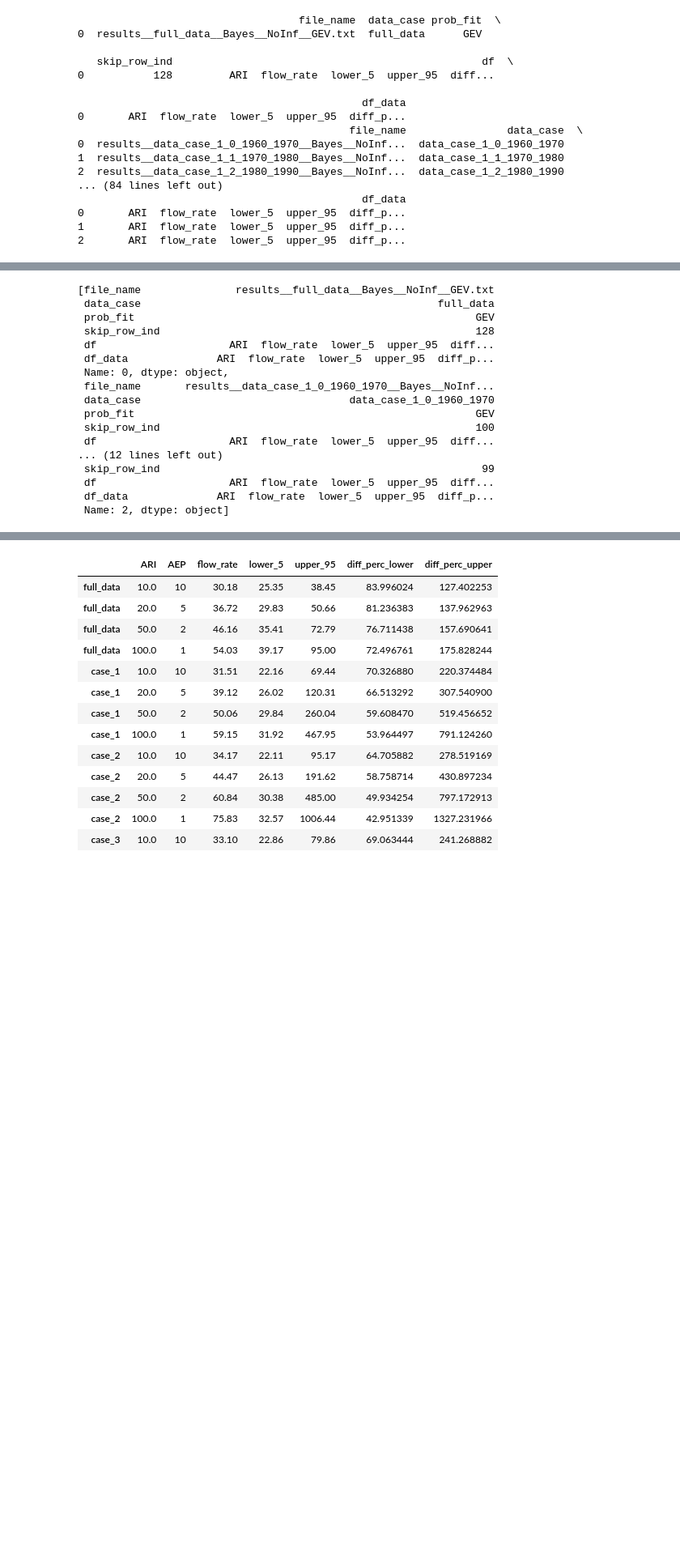
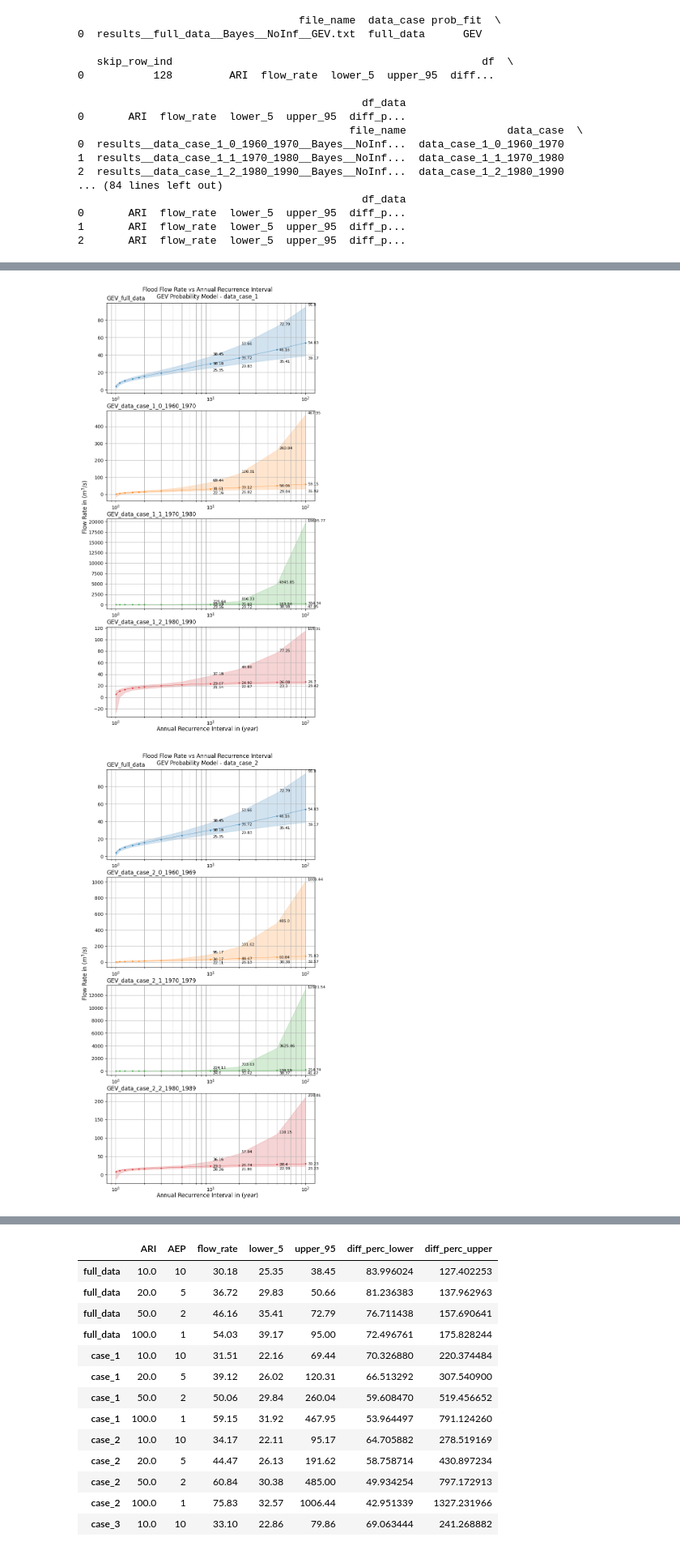
Before and after one commit to Holger-Paxi/Flood_Estimation, a Jupyter notebook: Assignment_1/Assignment_1__2nd.ipynb, the cells around one changed output, grey strips where cells are left out. Shown at 81% size. Cells and saved outputs as stored; diff of their text form; code cells hidden in the pictures; blank space fills up the shorter version.

```diff
--- a/Assignment_1/Assignment_1__2nd.ipynb
+++ b/Assignment_1/Assignment_1__2nd.ipynb
@@ -577,21 +428,7 @@ def plot_ffa_comparison(arg_df_full, arg_df_c1, arg_df_c2, arg_df_c3):
 # %%
-asd = [results_GEV_full.iloc[0]] + [ind2[1] for ind2 in results_GEV[0].iterrows()]
-asd
+for ind1 in results_GEV:
+    var = [output_dir, results_GEV_full.iloc[0]] + [ind2[1] for ind2 in ind1.iterrows()]
+    plot_ffa_comparison(*var)
 # %% [output]
-[file_name               results__full_data__Bayes__NoInf__GEV.txt
- data_case                                               full_data
- prob_fit                                                      GEV
- skip_row_ind                                                  128
- df                     ARI  flow_rate  lower_5  upper_95  diff...
- df_data              ARI  flow_rate  lower_5  upper_95  diff_p...
- Name: 0, dtype: object,
- file_name       results__data_case_1_0_1960_1970__Bayes__NoInf...
- data_case                                 data_case_1_0_1960_1970
- prob_fit                                                      GEV
- skip_row_ind                                                  100
- df                     ARI  flow_rate  lower_5  upper_95  diff...
-... (12 lines left out)
- skip_row_ind                                                   99
- df                     ARI  flow_rate  lower_5  upper_95  diff...
- df_data              ARI  flow_rate  lower_5  upper_95  diff_p...
- Name: 2, dtype: object]
+[figure, added]
+[figure, added]
```
Also changed, not shown: parts of 27 cells of this notebook, 6 other files.
